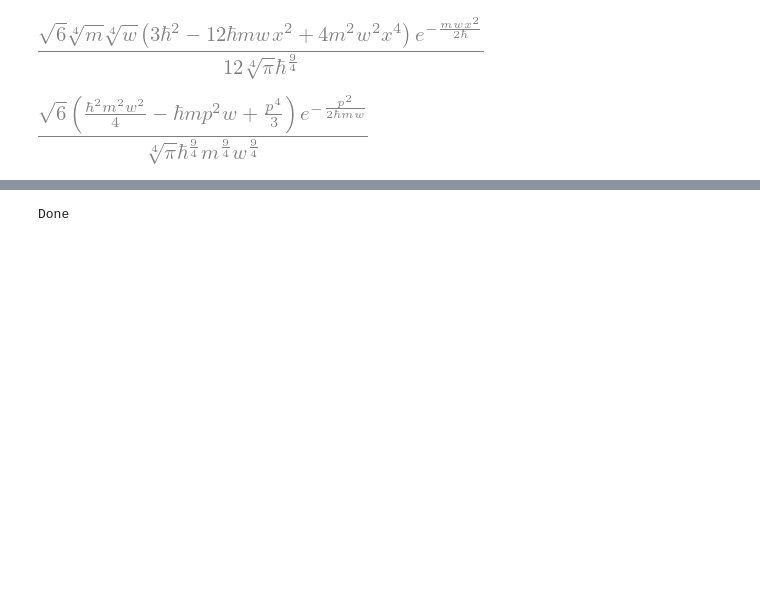
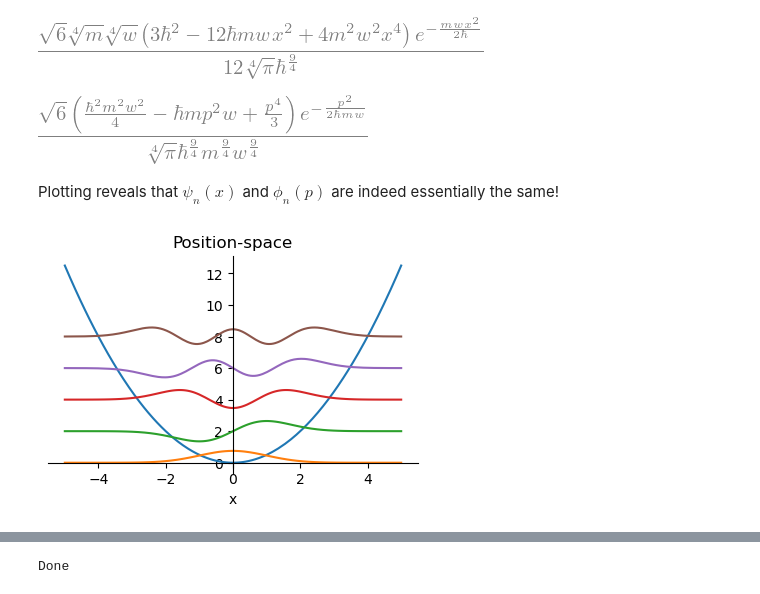
Before and after one commit to uqglmn/qm, a Jupyter notebook: QM_Problem_311.ipynb, the cells around one changed output, grey strips where cells are left out. Drawn from its saved outputs; the diff is of its cells as text; code cells hidden in the pictures; blank space fills up the shorter version.

```diff
--- a/QM_Problem_311.ipynb
+++ b/QM_Problem_311.ipynb
@@ -94,3 +101,14 @@ Let's inspect the fifth state:
 φ[4]  # momentum-space
 # %% [output]
 [figure]
+# %% [markdown]
+Plotting reveals that $\psi_n(x)$ and $\phi_n(p)$ are indeed essentially the same!
+# %%
+p0 = sym.plot(x*x/2, (x,-5,5), show=False, ylabel="", title="Position-space", size=(4,3))
+
+for i in range(n):
+    p0.extend( sym.plot(2*i+𝜓[i].subs({m:1,w:1,h:1}), (x,-5,5), show=False) )
+
+p0.show()
+# %% [output]
+[figure, added]
```
Also changed, not shown: parts of 16 cells of this notebook.
